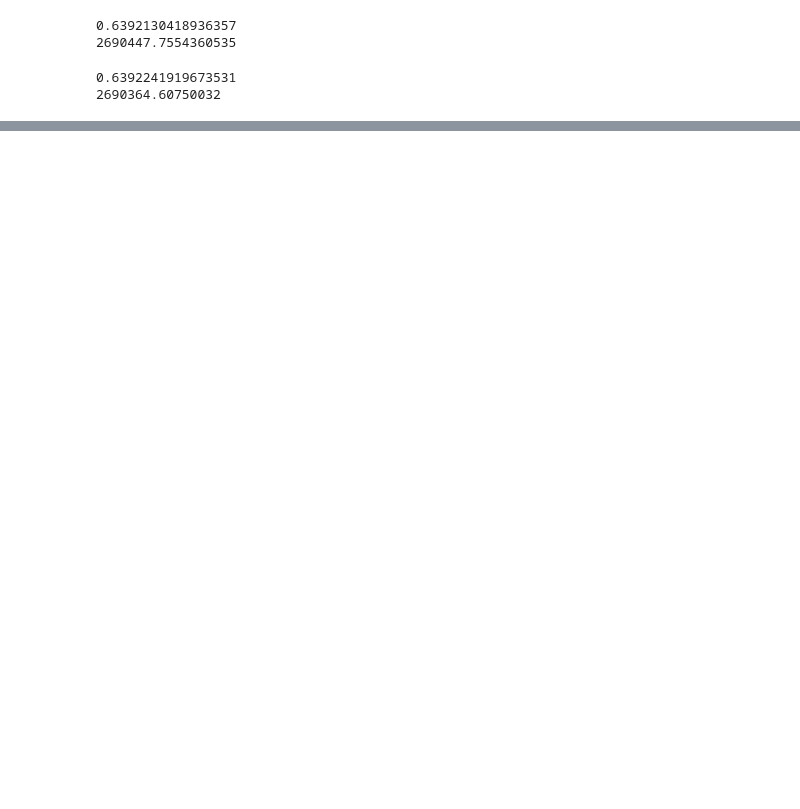
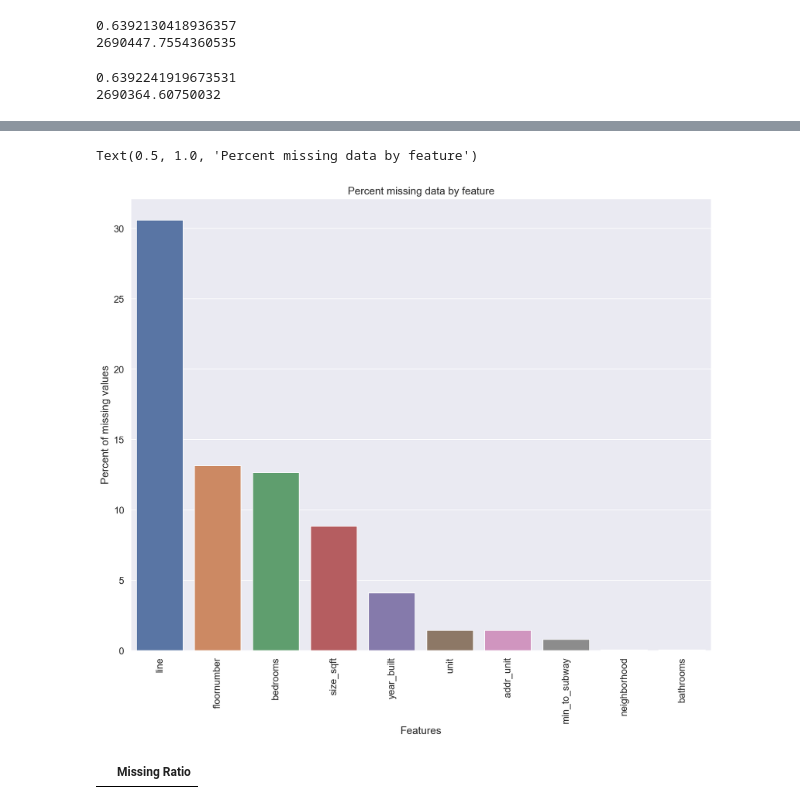
Before and after one commit to Ilroy/DS_Final_Project, a Jupyter notebook: Training_Testing_Master.ipynb, the cells around one changed output, grey strips where cells are left out. Drawn from its saved outputs; the diff is of its cells as text; code cells hidden in the pictures; blank space fills up the shorter version.

Commit message:
import train2 csv and imputed and predicted on the data

```diff
--- a/Training_Testing_Master.ipynb
+++ b/Training_Testing_Master.ipynb
@@ -909,0 +928,17 @@ rf_trans.score(X_test,target_test)
+# %%
+# size_sqft = 0 to nan
+
+submission_df.loc[submission_df['size_sqft']==0,'size_sqft'] = np.nan
+# %%
+# bathrooms = 0 to nan
+submission_df.loc[submission_df['bathrooms']==0,'bathrooms'] = np.nan
+# %%
+# bedrooms = 0 to nan
+submission_df.loc[submission_df['bedrooms']==0,'bedrooms'] = np.nan
+# %%
+# Find NaN Ratio of Dataset
+
+submission_na = (submission_df.isnull().sum() / len(submission_df)) * 100
+submission_na = submission_na.drop(submission_na[submission_na == 0].index).sort_values(ascending=False)[:30]
+missing_data = pd.DataFrame({'Missing Ratio':submission_na})
+missing_data
@@ -909,0 +957,12 @@ rf_trans.score(X_test,target_test)
+# %%
+# Percent missing data by feature
+
+f, ax = plt.subplots(figsize=(15, 12))
+plt.xticks(rotation='90')
+sns.barplot(x=submission_na.index, y=submission_na)
+plt.xlabel('Features', fontsize=15)
+plt.ylabel('Percent of missing values', fontsize=15)
+plt.title('Percent missing data by feature', fontsize=15)
+# %% [output]
+Text(0.5, 1.0, 'Percent missing data by feature')
+[figure, added]
@@ -909,0 +1000,9 @@ rf_trans.score(X_test,target_test)
+# %%
+#Check if there are any missing values left
+
+submission_na = (submission_df.isnull().sum() / len(submission_df)) * 100
+submission_na = submission_na.drop(submission_na[submission_na == 0].index).sort_values(ascending=False)
+missing_data = pd.DataFrame({'Missing Ratio' :all_data_na})
+missing_data.head()
+# %% [output]
+|  | Missing Ratio |
```
Also changed, not shown: parts of 25 cells of this notebook.
